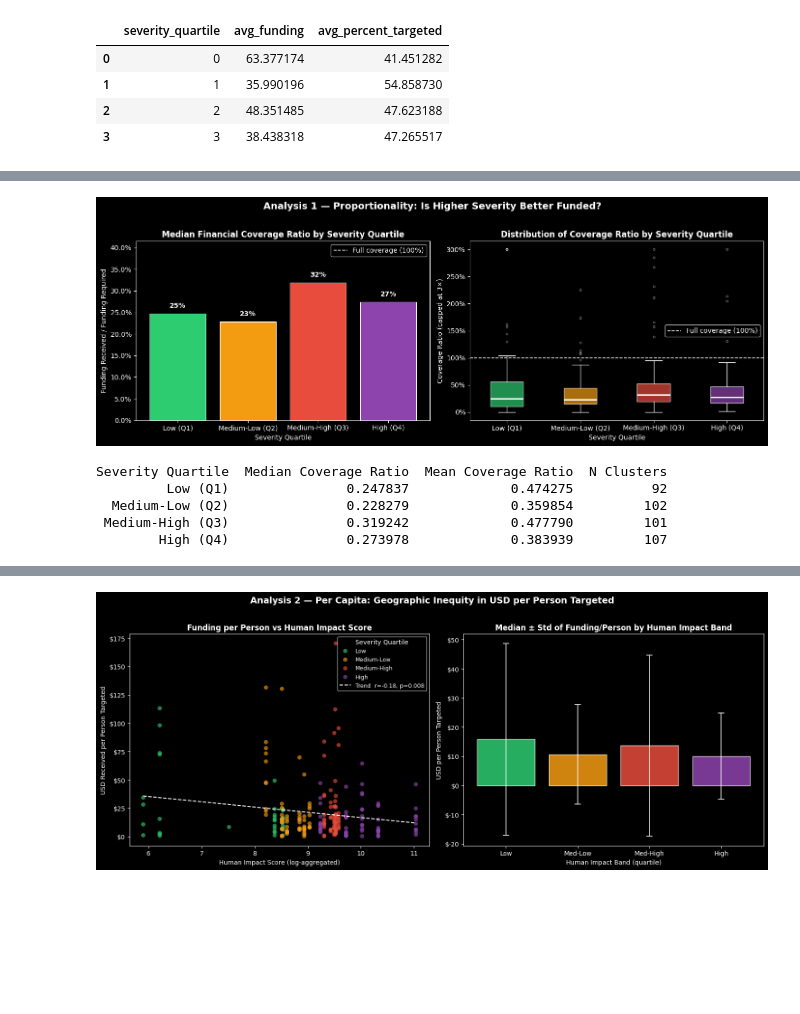
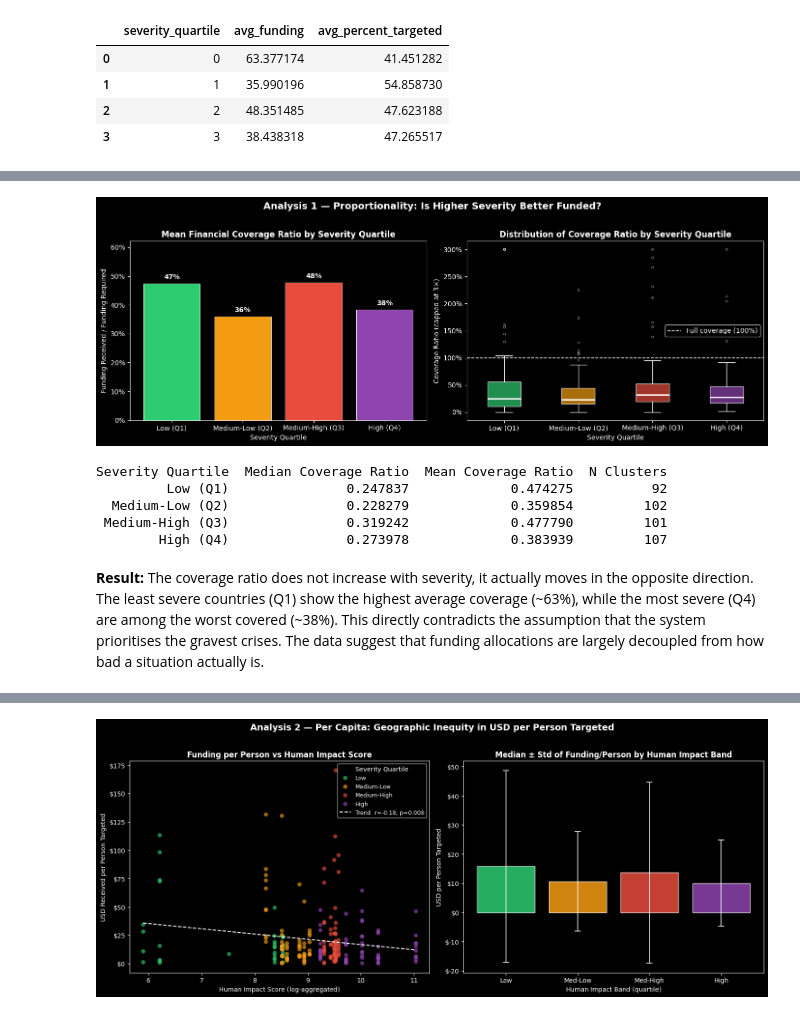
Before and after one commit to LorenzoCalda/ETH-Datathon-2026, a Jupyter notebook: Code/country_requirements.ipynb, the cells around one changed output, grey strips where cells are left out. Cells and saved outputs as stored; diff of their text form; code cells hidden in the pictures; blank space fills up the shorter version.

```diff
--- a/Code/country_requirements.ipynb
+++ b/Code/country_requirements.ipynb
@@ -151,52 +147,53 @@ order = list(quartile_labels.values())
 
 # Bar chart — median coverage by severity
 bars = axes[0].bar(
-    stats_a1['Severity Quartile'], stats_a1['Median Coverage Ratio'],
+    stats_a1['Severity Quartile'], stats_a1['Mean Coverage Ratio'],
     color=colors, edgecolor='white', linewidth=0.8
 )
 axes[0].axhline(y=1.0, color='white', linestyle='--', linewidth=1.2, label='Full coverage (100%)')
-for bar, val in zip(bars, stats_a1['Median Coverage Ratio']):
+for bar, val in zip(bars, stats_a1['Mean Coverage Ratio']):
     if not np.isnan(val):
         axes[0].text(
             bar.get_x() + bar.get_width() / 2, bar.get_height() + 0.01,
             f'{val:.0%}', ha='center', va='bottom', fontsize=10, fontweight='bold'
         )
-axes[0].set_title('Median Financial Coverage Ratio by Severity Quartile', fontsize=12, fontweight='bold')
+axes[0].set_title('Mean Financial Coverage Ratio by Severity Quartile', fontsize=12, fontweight='bold')
 axes[0].set_xlabel('Severity Quartile')
 axes[0].set_ylabel('Funding Received / Funding Required')
 axes[0].yaxis.set_major_formatter(mticker.PercentFormatter(xmax=1))
-axes[0].legend()
-axes[0].set_ylim(0, stats_a1['Median Coverage Ratio'].fillna(0).max() * 1.3)
+axes[0].set_ylim(0, stats_a1['Mean Coverage Ratio'].fillna(0).max() * 1.3)
 
 # Box plot — full distribution by severity
 data_by_quartile = [a1[a1['severity_label'] == lbl]['coverage_ratio'].values for lbl in order]
 bp = axes[1].boxplot(
     data_by_quartile, labels=order, patch_artist=True,
     medianprops=dict(color='white', linewidth=2),
     flierprops=dict(marker='o', markersize=3, alpha=0.4)
 )
 for patch, color in zip(bp['boxes'], colors):
     patch.set_facecolor(color)
     patch.set_alpha(0.7)
 axes[1].axhline(y=1.0, color='white', linestyle='--', linewidth=1.2, label='Full coverage (100%)')
 axes[1].set_title('Distribution of Coverage Ratio by Severity Quartile', fontsize=12, fontweight='bold')
 axes[1].set_xlabel('Severity Quartile')
 axes[1].set_ylabel('Coverage Ratio (capped at 3×)')
 axes[1].yaxis.set_major_formatter(mticker.PercentFormatter(xmax=1))
 axes[1].legend()
 
 plt.suptitle('Analysis 1 — Proportionality: Is Higher Severity Better Funded?',
              fontsize=14, fontweight='bold', y=1.02)
 plt.tight_layout()
 plt.show()
 
 print(stats_a1.to_string(index=False))
 # %% [output]
-[figure, old version]
+[figure, new version]
 Severity Quartile  Median Coverage Ratio  Mean Coverage Ratio  N Clusters
          Low (Q1)               0.247837             0.474275          92
   Medium-Low (Q2)               0.228279             0.359854         102
  Medium-High (Q3)               0.319242             0.477790         101
         High (Q4)               0.273978             0.383939         107
+# %% [markdown]
+**Result:** The coverage ratio does not increase with severity, it actually moves in the opposite direction. The least severe countries (Q1) show the highest average coverage (~63%), while the most severe (Q4) are among the worst covered (~38%). This directly contradicts the assumption that the system prioritises the gravest crises. The data suggest that funding allocations are largely decoupled from how bad a situation actually is.
 # %% [markdown]
 ---
```
Also changed, not shown: parts of 12 cells of this notebook.
